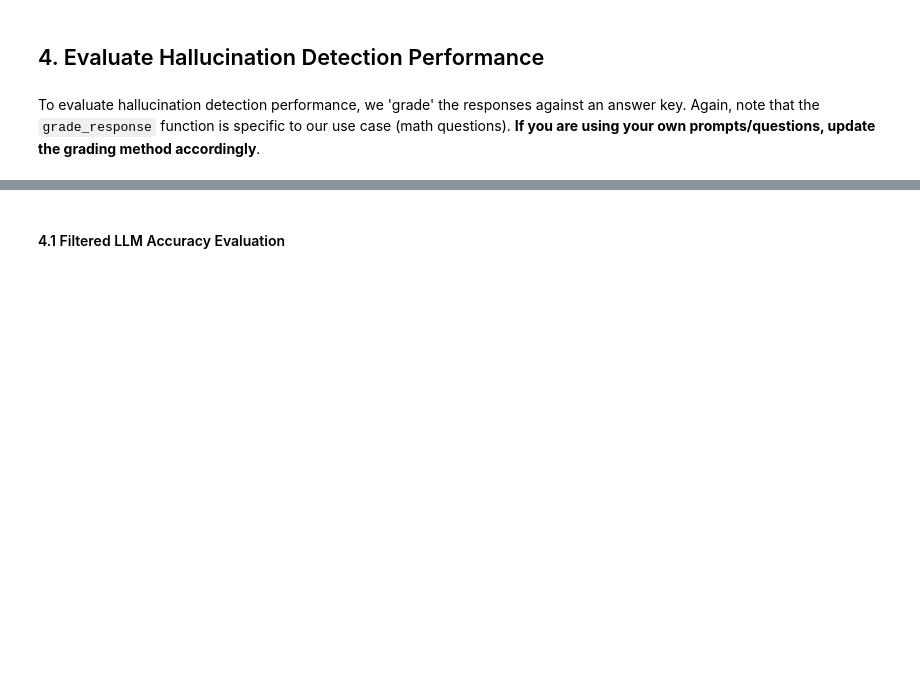
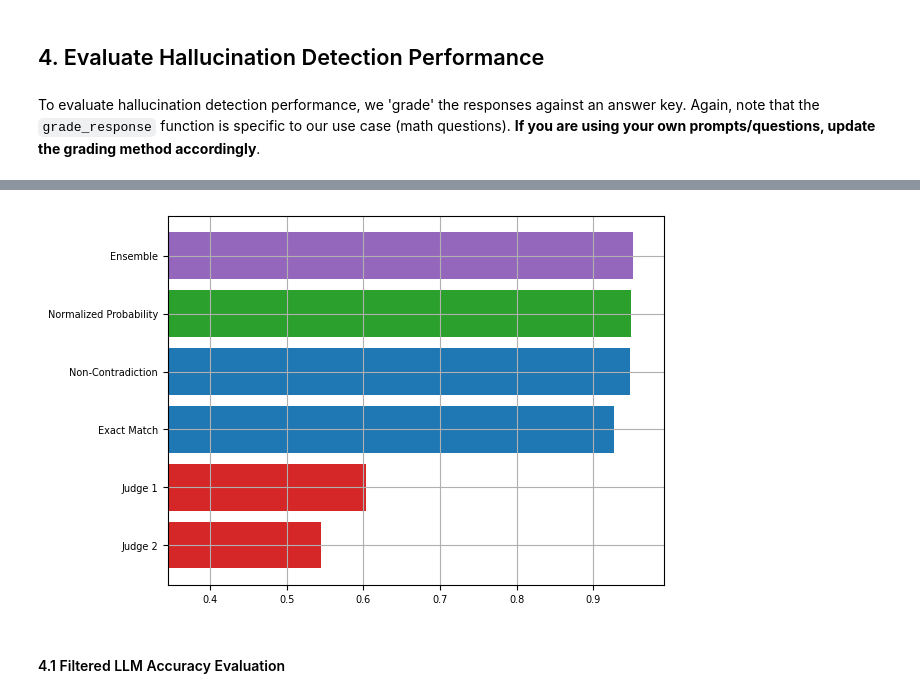
Before and after one commit to nklswld/uqlm, a Jupyter notebook: examples/ensemble_tuning_demo.ipynb, the cells around one changed output, grey strips where cells are left out. Drawn from its saved outputs; the diff is of its cells as text; code cells hidden in the pictures; blank space fills up the shorter version.

```diff
--- a/examples/ensemble_tuning_demo.ipynb
+++ b/examples/ensemble_tuning_demo.ipynb
@@ -446,3 +446,7 @@ Baseline LLM accuracy: 0.52
+# %%
+test_results.visualize(correct_responses=test_result_df["response_correct"])
+# %% [output]
+[figure, added]
 # %% [markdown]
 #### 4.1 Filtered LLM Accuracy Evaluation
 # %% [markdown]
```
Also changed, not shown: parts of 8 cells of this notebook, 2 other files.
